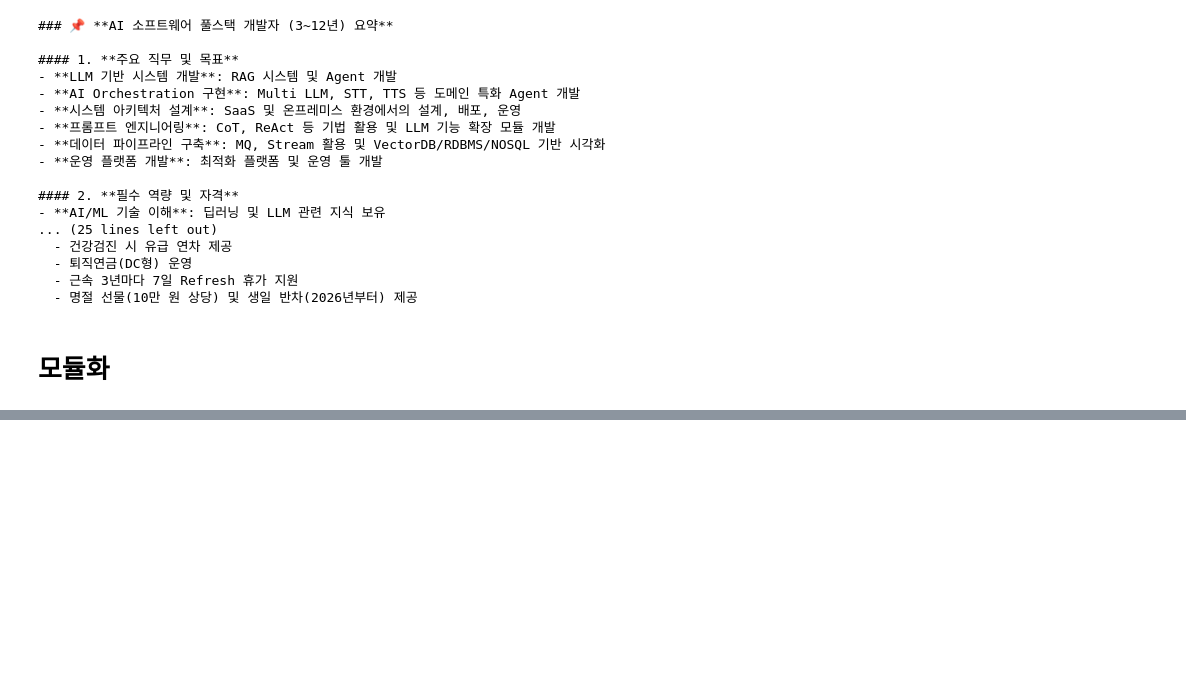
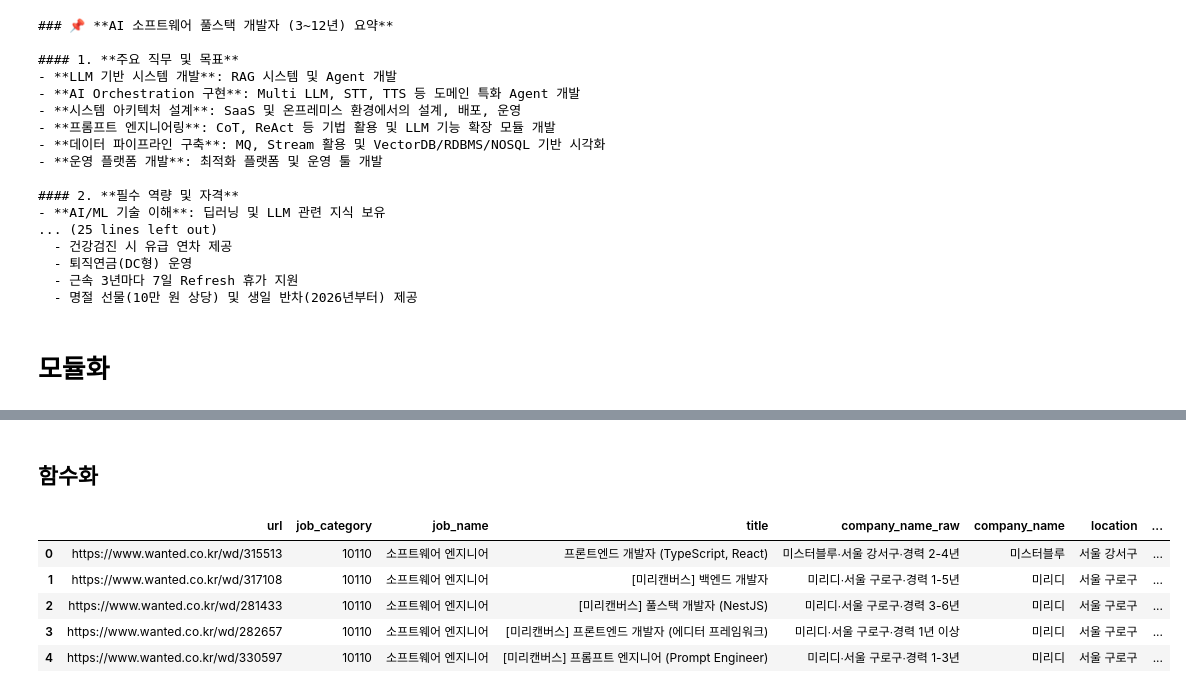
Before and after one commit to Pseudo-Lab/JobPT, a Jupyter notebook: preprocess/summarizer_test.ipynb, the cells around one changed output, grey strips where cells are left out. Saved outputs shown, nothing was run; the diff lists cells and outputs as text; code cells hidden in the pictures; blank space fills up the shorter version.

```diff
--- a/preprocess/summarizer_test.ipynb
+++ b/preprocess/summarizer_test.ipynb
@@ -118,0 +323,13 @@ Document(metadata={'description': "Mission : 우리는 지식으로 자신과
+# %% [markdown]
+## 함수화
+# %%
+df = pd.read_csv("/home/yhkim/code/JobPT/preprocess/crawling_results_preprocessed_0104.csv").iloc[:5]
+# %%
+df
+# %% [output]
+|  | url | job_category | job_name | title | company_name_raw | company_name | location | ... |
+| 0 | https://www.wanted.co.kr/wd/315513 | 10110 | 소프트웨어 엔지니어 | 프론트엔드 개발자 (TypeScript, React) | 미스터블루∙서울 강서구∙경력 2-4년 | 미스터블루 | 서울 강서구 | ... |
+| 1 | https://www.wanted.co.kr/wd/317108 | 10110 | 소프트웨어 엔지니어 | [미리캔버스] 백엔드 개발자 | 미리디∙서울 구로구∙경력 1-5년 | 미리디 | 서울 구로구 | ... |
+| 2 | https://www.wanted.co.kr/wd/281433 | 10110 | 소프트웨어 엔지니어 | [미리캔버스] 풀스택 개발자 (NestJS) | 미리디∙서울 구로구∙경력 3-6년 | 미리디 | 서울 구로구 | ... |
+| 3 | https://www.wanted.co.kr/wd/282657 | 10110 | 소프트웨어 엔지니어 | [미리캔버스] 프론트엔드 개발자 (에디터 프레임워크) | 미리디∙서울 구로구∙경력 1년 이상 | 미리디 | 서울 구로구 | ... |
+| 4 | https://www.wanted.co.kr/wd/330597 | 10110 | 소프트웨어 엔지니어 | [미리캔버스] 프롬프트 엔지니어 (Prompt Engineer) | 미리디∙서울 구로구∙경력 1-3년 | 미리디 | 서울 구로구 | ... |
```
Also changed, not shown: parts of 46 cells of this notebook, 4 other files.
